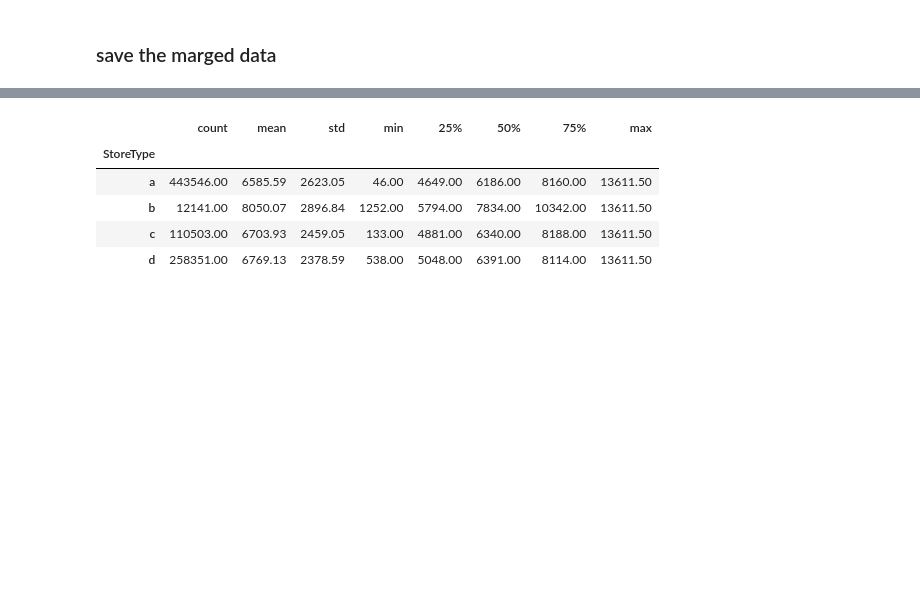
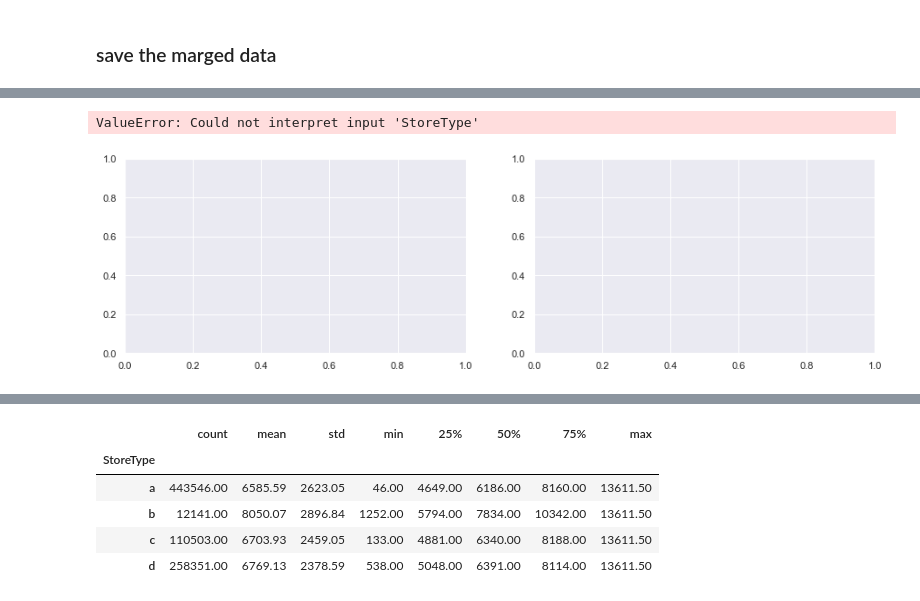
Before and after one commit to Samrawit02/Pharmaceutical-Sales-prediction, a Jupyter notebook: notebook/EDA.ipynb, the cells around one changed output, grey strips where cells are left out. Saved outputs shown, nothing was run; the diff lists cells and outputs as text; code cells hidden in the pictures; blank space fills up the shorter version.

```diff
--- a/notebook/EDA.ipynb
+++ b/notebook/EDA.ipynb
@@ -639,0 +746,8 @@ file_handler.to_csv(data_train_store, '../data/merged_train.csv')
+# %%
+fig, (axis1,axis2) = plt.subplots(1,2,figsize=(15,4))
+sns.barplot(x='StoreType', y='Sales', data=data_store, ax=axis1, palette = ["#95a5a6", "#e74c3c", "#34495e", "#2ecc71"], order=['a','b','c', 'd']).set_title('Sales across different StoreType')
+sns.barplot(x='StoreType', y='Customers', data=data_store, ax=axis2, palette = ["#95a5a6", "#e74c3c", "#34495e", "#2ecc71"], order=['a','b','c', 'd']).set_title('No. of customers across diffrent StoreType')
+plt.show()
+# %% [output]
+ValueError: Could not interpret input 'StoreType'
+[figure, added]
```
Also changed, not shown: parts of 64 cells of this notebook, 1 other file.
